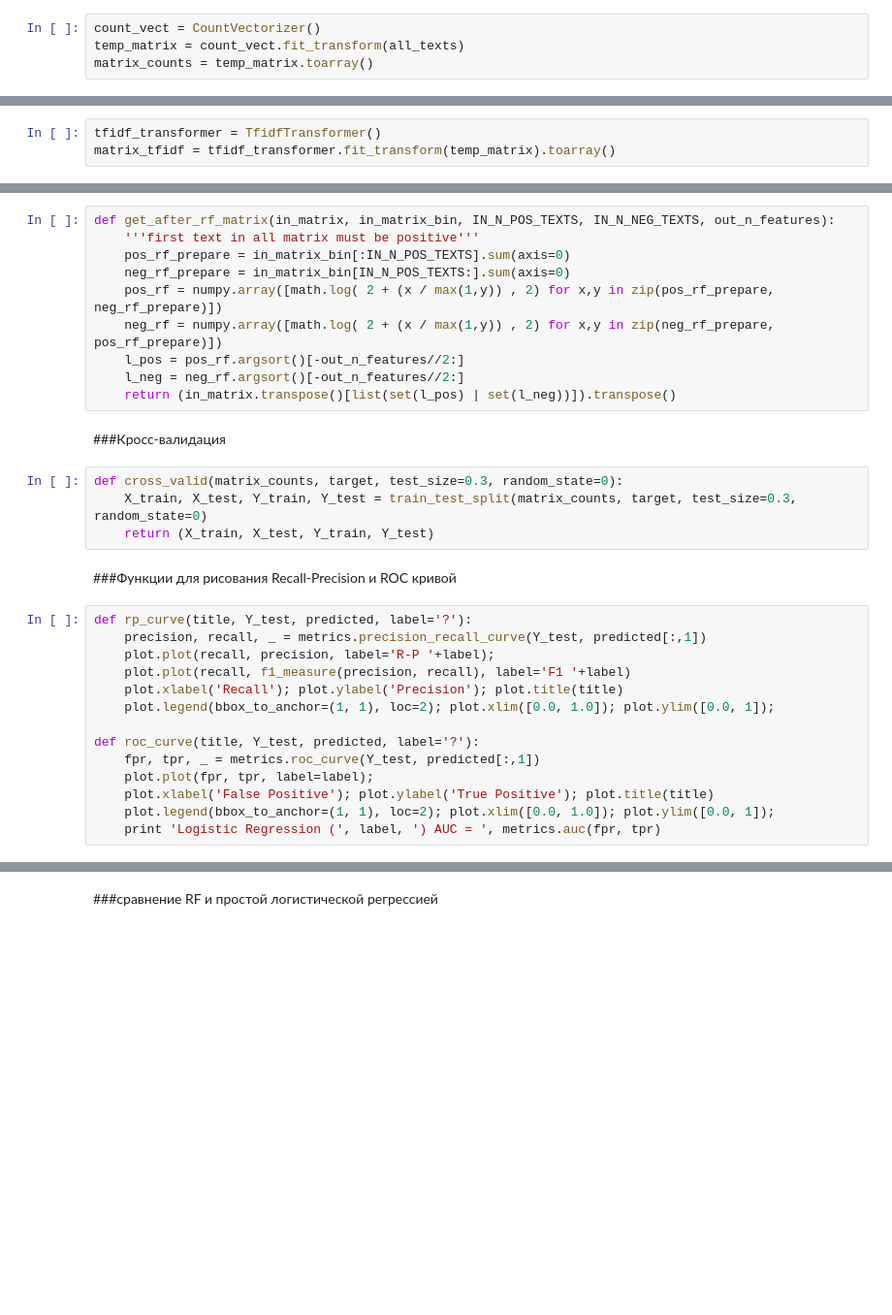
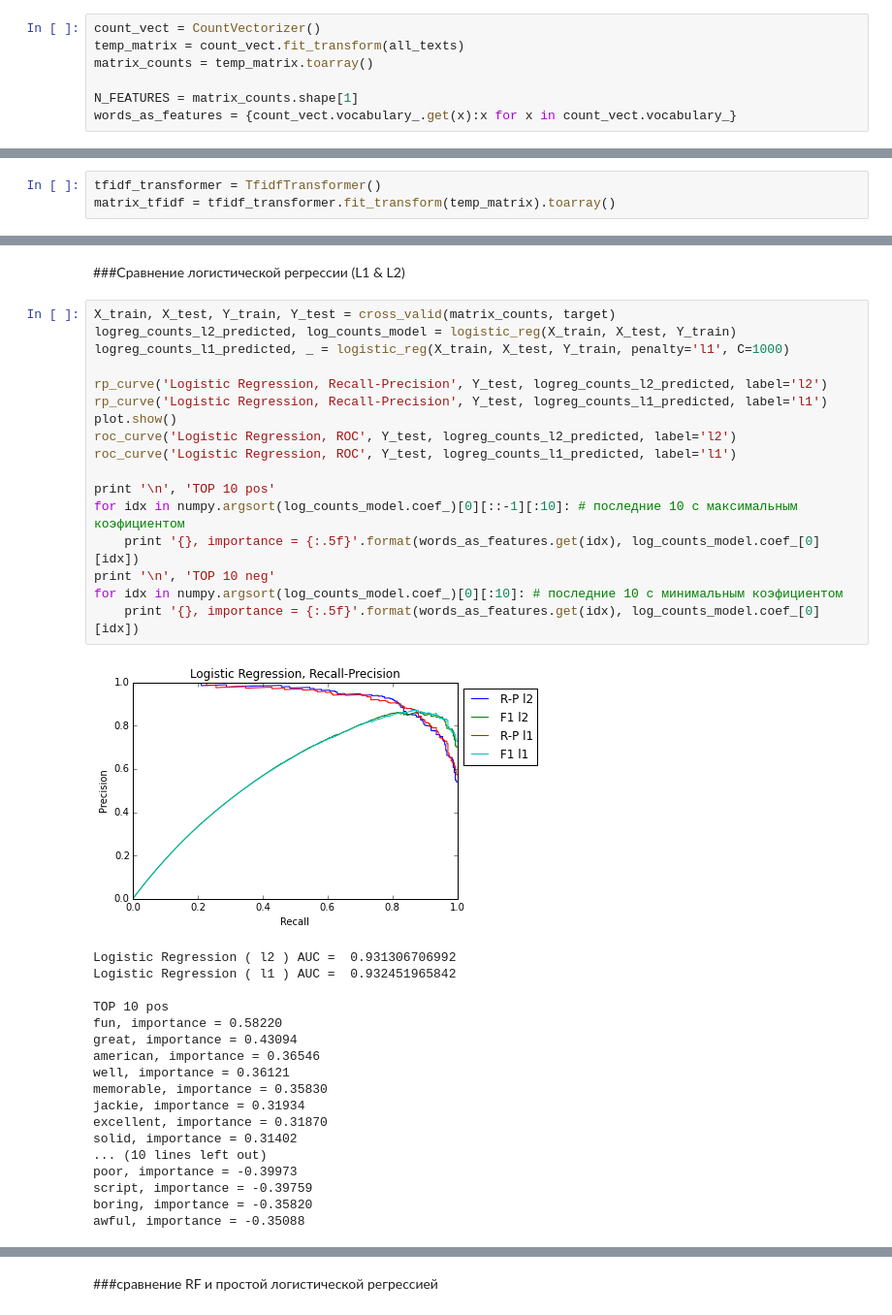
Before and after one commit to ermakovpetr/posneg, a Jupyter notebook: main.ipynb, the cells around one changed output, grey strips where cells are left out. Shown at 97% size. Cells and saved outputs as stored; diff of their text form; blank space fills up the shorter version.

```diff
--- a/main.ipynb
+++ b/main.ipynb
@@ -60,3 +129,6 @@ target = [1]*N_POS_TEXT + [0]*N_NEG_TEXT
 count_vect = CountVectorizer()
 temp_matrix = count_vect.fit_transform(all_texts)
 matrix_counts = temp_matrix.toarray()
+
+N_FEATURES = matrix_counts.shape[1]
+words_as_features = {count_vect.vocabulary_.get(x):x for x in count_vect.vocabulary_}
@@ -90,32 +167,38 @@ matrix_tfidf = tfidf_transformer.fit_transform(temp_matrix).toarray()
-# %%
-def get_after_rf_matrix(in_matrix, in_matrix_bin, IN_N_POS_TEXTS, IN_N_NEG_TEXTS, out_n_features):
-    '''first text in all matrix must be positive'''
-    pos_rf_prepare = in_matrix_bin[:IN_N_POS_TEXTS].sum(axis=0)
-    neg_rf_prepare = in_matrix_bin[IN_N_POS_TEXTS:].sum(axis=0)
-    pos_rf = numpy.array([math.log( 2 + (x / max(1,y)) , 2) for x,y in zip(pos_rf_prepare, neg_rf_prepare)])
-    neg_rf = numpy.array([math.log( 2 + (x / max(1,y)) , 2) for x,y in zip(neg_rf_prepare, pos_rf_prepare)])
-    l_pos = pos_rf.argsort()[-out_n_features//2:]
-    l_neg = neg_rf.argsort()[-out_n_features//2:]
-    return (in_matrix.transpose()[list(set(l_pos) | set(l_neg))]).transpose()
-# %% [markdown]
-###Кросс-валидация
-# %%
-def cross_valid(matrix_counts, target, test_size=0.3, random_state=0):
-    X_train, X_test, Y_train, Y_test = train_test_split(matrix_counts, target, test_size=0.3, random_state=0)
-    return (X_train, X_test, Y_train, Y_test)
-# %% [markdown]
-###Функции для рисования Recall-Precision и ROC кривой
-# %%
-def rp_curve(title, Y_test, predicted, label='?'):
-    precision, recall, _ = metrics.precision_recall_curve(Y_test, predicted[:,1])
-    plot.plot(recall, precision, label='R-P '+label);
-    plot.plot(recall, f1_measure(precision, recall), label='F1 '+label)
-    plot.xlabel('Recall'); plot.ylabel('Precision'); plot.title(title)
-    plot.legend(bbox_to_anchor=(1, 1), loc=2); plot.xlim([0.0, 1.0]); plot.ylim([0.0, 1]);
-
-def roc_curve(title, Y_test, predicted, label='?'):
-    fpr, tpr, _ = metrics.roc_curve(Y_test, predicted[:,1])
-    plot.plot(fpr, tpr, label=label);
-    plot.xlabel('False Positive'); plot.ylabel('True Positive'); plot.title(title)
-    plot.legend(bbox_to_anchor=(1, 1), loc=2); plot.xlim([0.0, 1.0]); plot.ylim([0.0, 1]);
-    print 'Logistic Regression (', label, ') AUC = ', metrics.auc(fpr, tpr)
+# %% [markdown]
+###Сравнение логистической регрессии (L1 & L2)
+# %%
+X_train, X_test, Y_train, Y_test = cross_valid(matrix_counts, target)
+logreg_counts_l2_predicted, log_counts_model = logistic_reg(X_train, X_test, Y_train)
+logreg_counts_l1_predicted, _ = logistic_reg(X_train, X_test, Y_train, penalty='l1', C=1000)
+
+rp_curve('Logistic Regression, Recall-Precision', Y_test, logreg_counts_l2_predicted, label='l2')
+rp_curve('Logistic Regression, Recall-Precision', Y_test, logreg_counts_l1_predicted, label='l1')
+plot.show()
+roc_curve('Logistic Regression, ROC', Y_test, logreg_counts_l2_predicted, label='l2')
+roc_curve('Logistic Regression, ROC', Y_test, logreg_counts_l1_predicted, label='l1')
+
+print '\n', 'TOP 10 pos'
+for idx in numpy.argsort(log_counts_model.coef_)[0][::-1][:10]: # последние 10 с максимальным коэфициентом
+    print '{}, importance = {:.5f}'.format(words_as_features.get(idx), log_counts_model.coef_[0][idx])
+print '\n', 'TOP 10 neg'
+for idx in numpy.argsort(log_counts_model.coef_)[0][:10]: # последние 10 с минимальным коэфициентом
+    print '{}, importance = {:.5f}'.format(words_as_features.get(idx), log_counts_model.coef_[0][idx])
+# %% [output]
+[figure, added]
+Logistic Regression ( l2 ) AUC =  0.931306706992
+Logistic Regression ( l1 ) AUC =  0.932451965842
+
+TOP 10 pos
+fun, importance = 0.58220
+great, importance = 0.43094
+american, importance = 0.36546
+well, importance = 0.36121
+memorable, importance = 0.35830
+jackie, importance = 0.31934
+excellent, importance = 0.31870
+solid, importance = 0.31402
+... (10 lines left out)
+poor, importance = -0.39973
+script, importance = -0.39759
+boring, importance = -0.35820
+awful, importance = -0.35088
```
Also changed, not shown: parts of 60 cells of this notebook.
